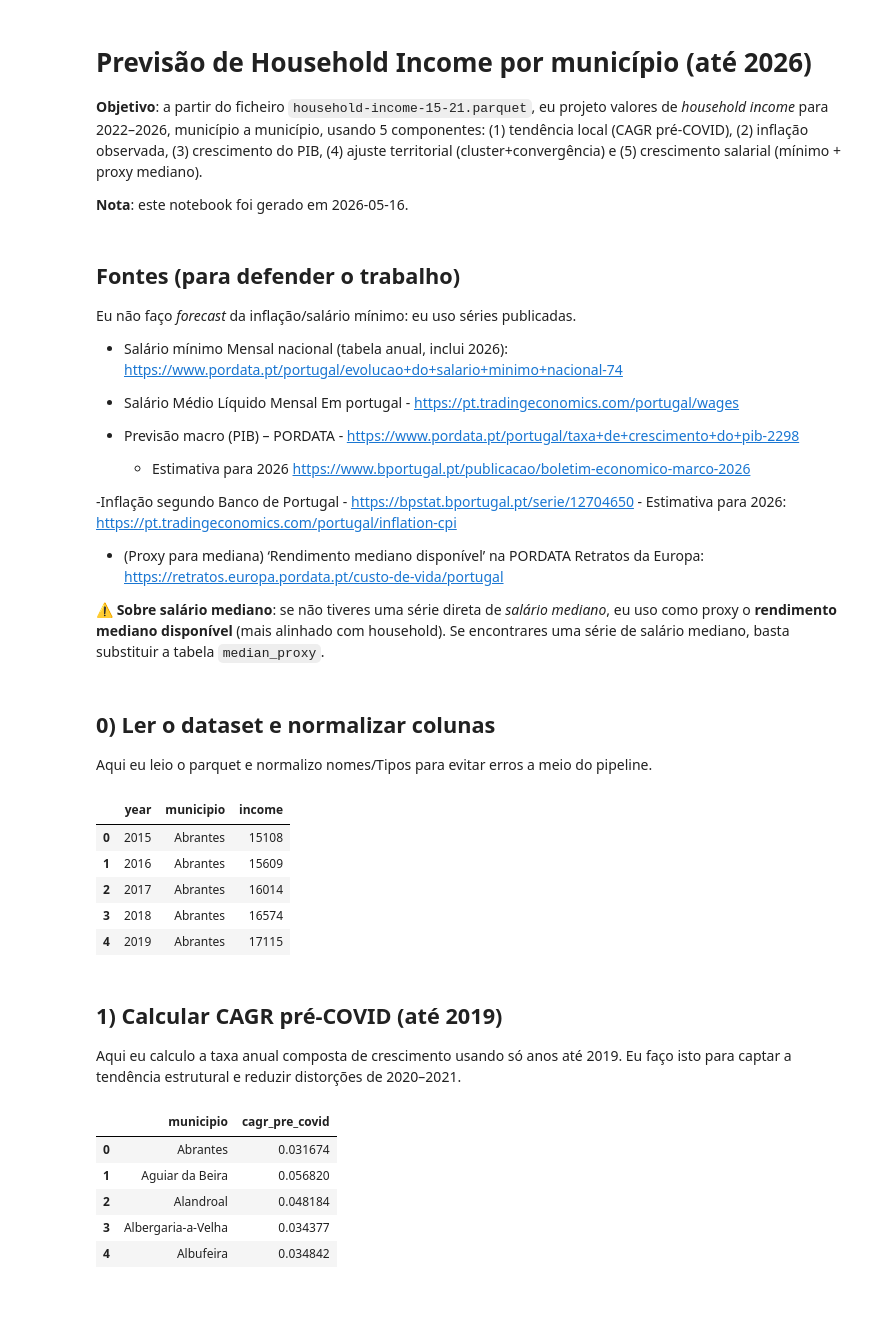
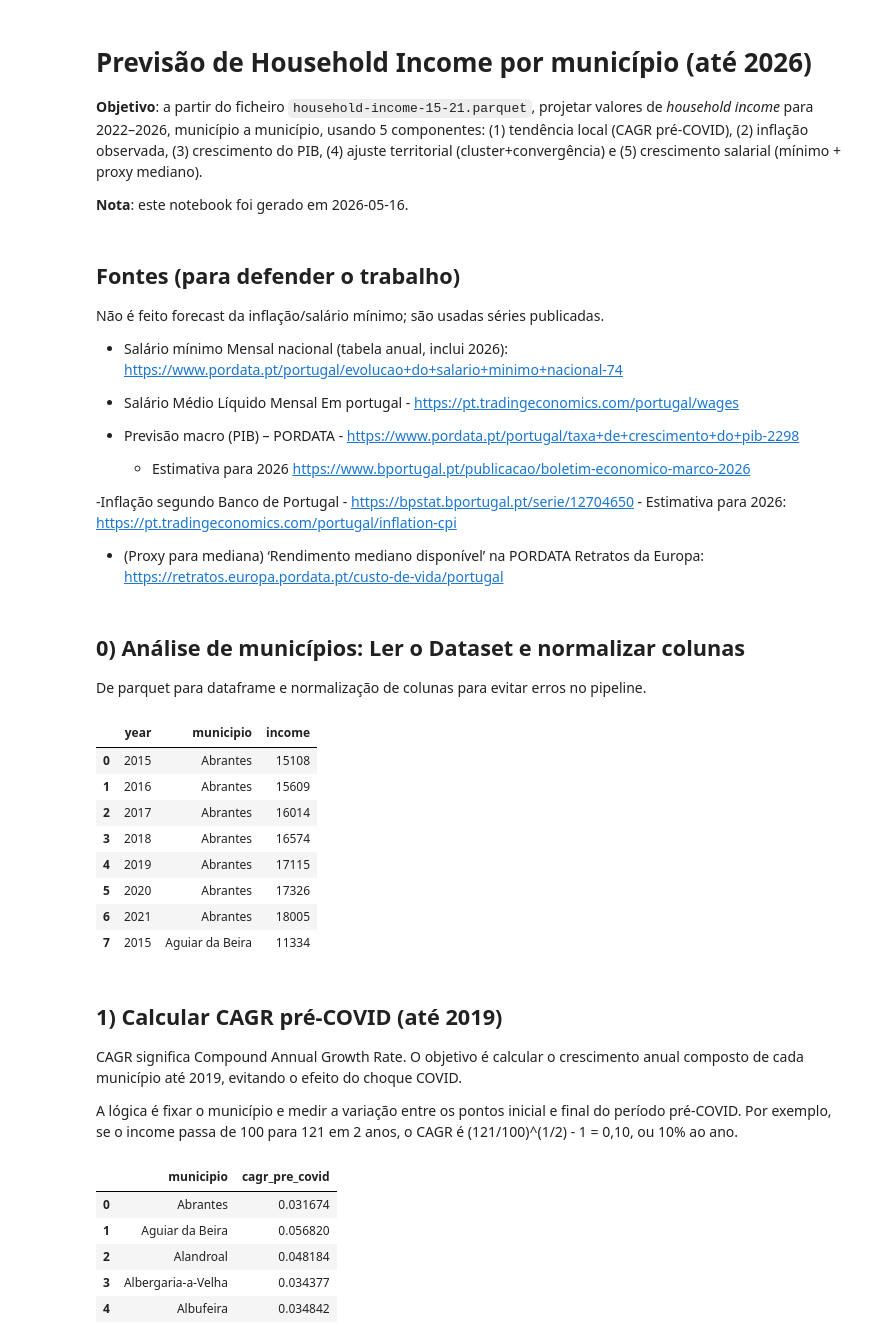
Before and after one commit to Allcaide/energy-poverty, a Jupyter notebook: household_income_forecast_2026.ipynb, the cells around one changed output. Cells and saved outputs as stored; diff of their text form; code cells hidden in the pictures; blank space fills up the shorter version.

```diff
--- a/household_income_forecast_2026.ipynb
+++ b/household_income_forecast_2026.ipynb
@@ -1,13 +1,13 @@
 # %% [markdown]
 # Previsão de Household Income por município (até 2026)
 
-**Objetivo**: a partir do ficheiro `household-income-15-21.parquet`, eu projeto valores de *household income* para 2022–2026, município a município, usando 5 componentes: (1) tendência local (CAGR pré-COVID), (2) inflação observada, (3) crescimento do PIB, (4) ajuste territorial (cluster+convergência) e (5) crescimento salarial (mínimo + proxy mediano).
+**Objetivo**: a partir do ficheiro `household-income-15-21.parquet`, projetar valores de *household income* para 2022–2026, município a município, usando 5 componentes: (1) tendência local (CAGR pré-COVID), (2) inflação observada, (3) crescimento do PIB, (4) ajuste territorial (cluster+convergência) e (5) crescimento salarial (mínimo + proxy mediano).
 
 **Nota**: este notebook foi gerado em 2026-05-16.
 # %% [markdown]
 ## Fontes (para defender o trabalho)
 
-Eu não faço *forecast* da inflação/salário mínimo: eu uso séries publicadas.
+Não é feito forecast da inflação/salário mínimo; são usadas séries publicadas.
 
 - Salário mínimo Mensal nacional (tabela anual, inclui 2026): https://www.pordata.pt/portugal/evolucao+do+salario+minimo+nacional-74
 
@@ -21,21 +21,19 @@ Eu não faço *forecast* da inflação/salário mínimo: eu uso séries publicad
 
 
 - (Proxy para mediana) ‘Rendimento mediano disponível’ na PORDATA Retratos da Europa: https://retratos.europa.pordata.pt/custo-de-vida/portugal
-
-⚠️ **Sobre salário mediano**: se não tiveres uma série direta de *salário mediano*, eu uso como proxy o **rendimento mediano disponível** (mais alinhado com household). Se encontrares uma série de salário mediano, basta substituir a tabela `median_proxy`.
 # %%
 # Imports
 import pandas as pd
 import numpy as np
 # %% [markdown]
-## 0) Ler o dataset e normalizar colunas
+## 0) Análise de municípios: Ler o Dataset e normalizar colunas
 
-Aqui eu leio o parquet e normalizo nomes/Tipos para evitar erros a meio do pipeline.
+De parquet para dataframe e normalização de colunas para evitar erros no pipeline.
 # %%
-# Eu leio o dataset parquet para um DataFrame.
+# De parquet para dataframe.
 df = pd.read_parquet('household-income-15-21.parquet')
 
-# Eu normalizo nomes de colunas para evitar acentos/espaços.
+# Normalização de colunas para evitar acentos, espaços e diferenças de caso.
 df.columns = (
     df.columns.astype(str)
       .str.strip()
@@ -45,45 +43,51 @@ df.columns = (
       .str.lower()
 )
 
-# Eu tento mapear para os nomes canónicos year/municipio/income.
+# Mapeamento de nomes alternativos para year/municipio/income.
 rename_map = {
     'ano': 'year',
     'município': 'municipio',
     'municipio': 'municipio',
     'household_income_(eur)': 'income',
     'household_income_eur': 'income',
     'household_income': 'income'
 }
 
+# Intera-se entre pares do rename_map para renomear colunas correspondentes.
 for k, v in rename_map.items():
     if k in df.columns:
         df = df.rename(columns={k: v})
 
-# Eu valido que tenho as colunas mínimas.
+# Validação das colunas mínimas.
 required = {'year', 'municipio', 'income'}
 missing = required - set(df.columns)
 if missing:
     raise ValueError(f'Faltam colunas no parquet: {missing}. Colunas existentes: {list(df.columns)}')
 
-# Eu asseguro tipos.
+# Conversão de tipos.
 df['year'] = df['year'].astype(int)
 df['municipio'] = df['municipio'].astype(str)
 df['income'] = pd.to_numeric(df['income'], errors='coerce')
 
-# Eu ordeno por municipio/ano para cálculos temporais.
+# Ordenação por município e ano para cálculo temporal subsequente.
 df = df.sort_values(['municipio', 'year']).reset_index(drop=True)
 
-df.head()
+df.head(8)
 # %% [output]
 |  | year | municipio | income |
 | 0 | 2015 | Abrantes | 15108 |
 | 1 | 2016 | Abrantes | 15609 |
 | 2 | 2017 | Abrantes | 16014 |
 | 3 | 2018 | Abrantes | 16574 |
 | 4 | 2019 | Abrantes | 17115 |
+| 5 | 2020 | Abrantes | 17326 |
+| 6 | 2021 | Abrantes | 18005 |
+| 7 | 2015 | Aguiar da Beira | 11334 |
-# %% [markdown]
-## 1) Calcular CAGR pré-COVID (até 2019)
-
-Aqui eu calculo a taxa anual composta de crescimento usando só anos até 2019. Eu faço isto para captar a tendência estrutural e reduzir distorções de 2020–2021.
+# %% [markdown]
+## 1) Calcular CAGR pré-COVID (até 2019)
+
+CAGR significa Compound Annual Growth Rate. O objetivo é calcular o crescimento anual composto de cada município até 2019, evitando o efeito do choque COVID.
+
+A lógica é fixar o município e medir a variação entre os pontos inicial e final do período pré-COVID. Por exemplo, se o income passa de 100 para 121 em 2 anos, o CAGR é (121/100)^(1/2) - 1 = 0,10, ou 10% ao ano.
 # %%
 def calculate_pre_covid_cagr(group: pd.DataFrame) -> float:
```
Also changed, not shown: parts of 16 cells of this notebook, 1 other file.
